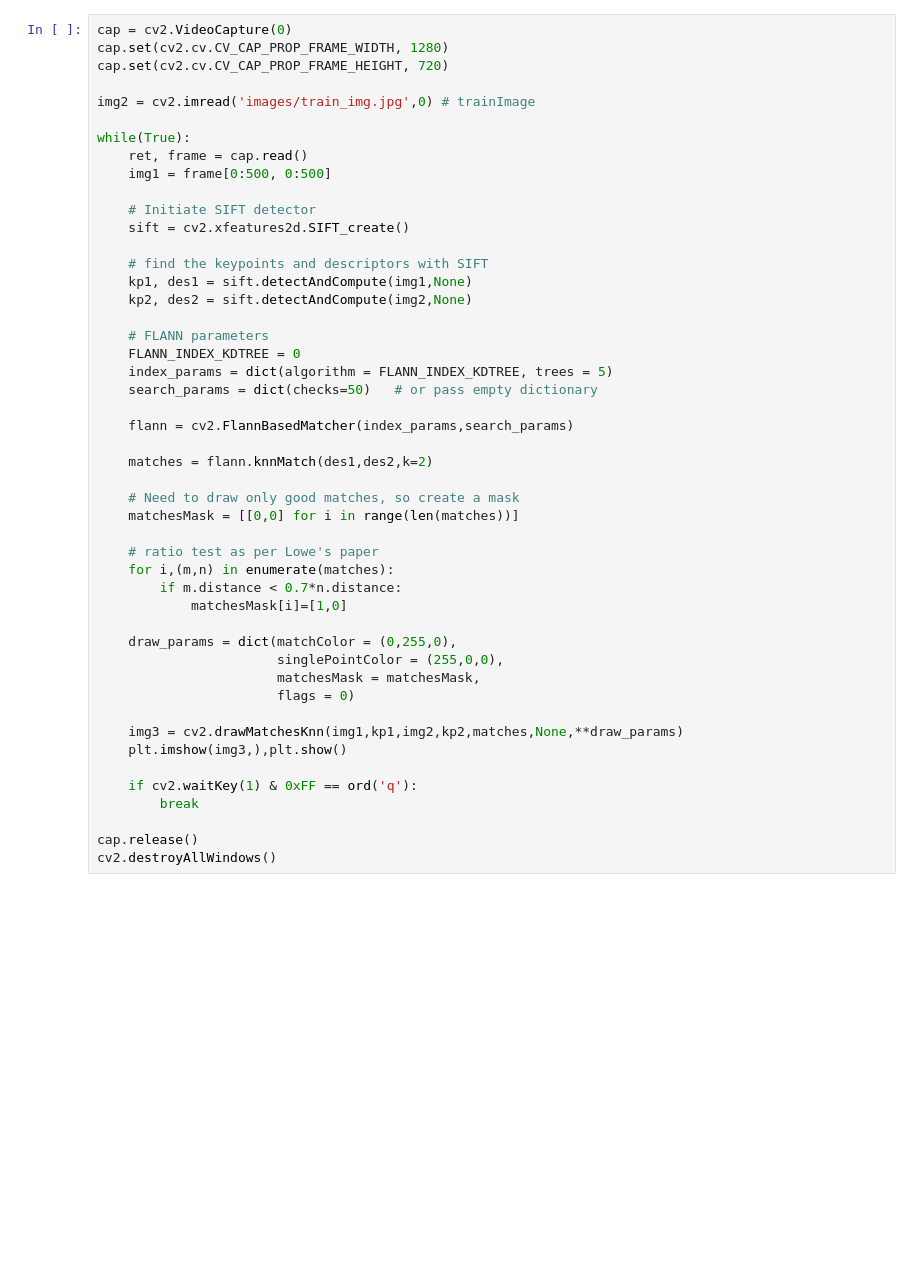
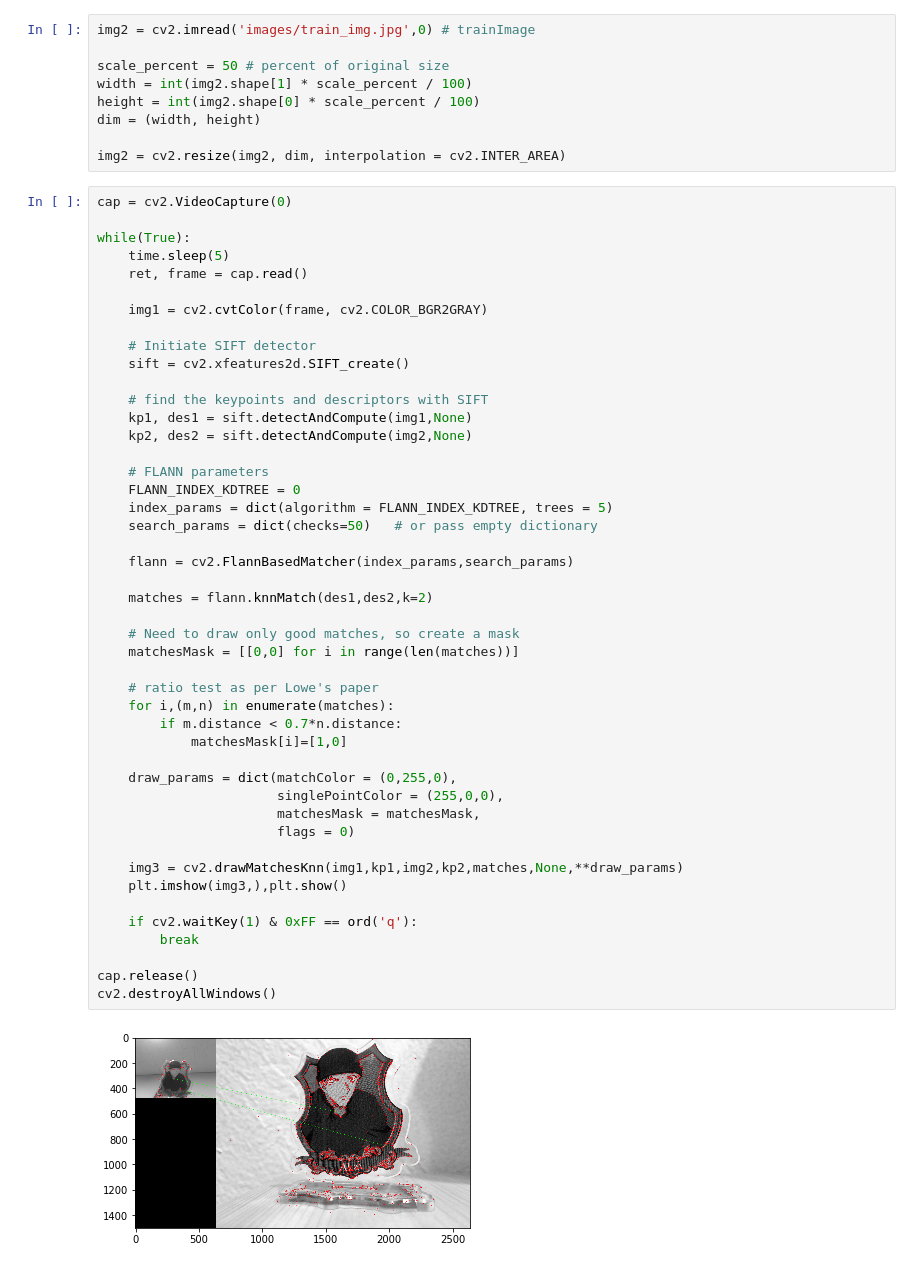
Before and after one commit to liz7124/Computer-Vision-Python, a Jupyter notebook: Homework-03/sift-video.ipynb, the cells around one changed output. Drawn from its saved outputs; the diff is of its cells as text; blank space fills up the shorter version.

```diff
--- a/Homework-03/sift-video.ipynb
+++ b/Homework-03/sift-video.ipynb
@@ -4,14 +5,21 @@ import cv2
 from matplotlib import pyplot as plt
+# %%
+img2 = cv2.imread('images/train_img.jpg',0) # trainImage
+
+scale_percent = 50 # percent of original size
+width = int(img2.shape[1] * scale_percent / 100)
+height = int(img2.shape[0] * scale_percent / 100)
+dim = (width, height)
+
+img2 = cv2.resize(img2, dim, interpolation = cv2.INTER_AREA)
 # %%
 cap = cv2.VideoCapture(0)
-cap.set(cv2.cv.CV_CAP_PROP_FRAME_WIDTH, 1280)
-cap.set(cv2.cv.CV_CAP_PROP_FRAME_HEIGHT, 720)
-
-img2 = cv2.imread('images/train_img.jpg',0) # trainImage
 
 while(True):
+    time.sleep(5)
     ret, frame = cap.read()
-    img1 = frame[0:500, 0:500]
+
+    img1 = cv2.cvtColor(frame, cv2.COLOR_BGR2GRAY)
 
     # Initiate SIFT detector
     sift = cv2.xfeatures2d.SIFT_create()
@@ -23,30 +31,32 @@ while(True):
     # FLANN parameters
     FLANN_INDEX_KDTREE = 0
     index_params = dict(algorithm = FLANN_INDEX_KDTREE, trees = 5)
     search_params = dict(checks=50)   # or pass empty dictionary
 
     flann = cv2.FlannBasedMatcher(index_params,search_params)
 
     matches = flann.knnMatch(des1,des2,k=2)
 
     # Need to draw only good matches, so create a mask
     matchesMask = [[0,0] for i in range(len(matches))]
 
     # ratio test as per Lowe's paper
     for i,(m,n) in enumerate(matches):
         if m.distance < 0.7*n.distance:
             matchesMask[i]=[1,0]
 
     draw_params = dict(matchColor = (0,255,0),
                        singlePointColor = (255,0,0),
                        matchesMask = matchesMask,
                        flags = 0)
 
     img3 = cv2.drawMatchesKnn(img1,kp1,img2,kp2,matches,None,**draw_params)
     plt.imshow(img3,),plt.show()
 
     if cv2.waitKey(1) & 0xFF == ord('q'):
         break
 
 cap.release()
 cv2.destroyAllWindows()
+# %% [output]
+[figure, added]
```
Also changed, not shown: parts of 2 cells of this notebook.
